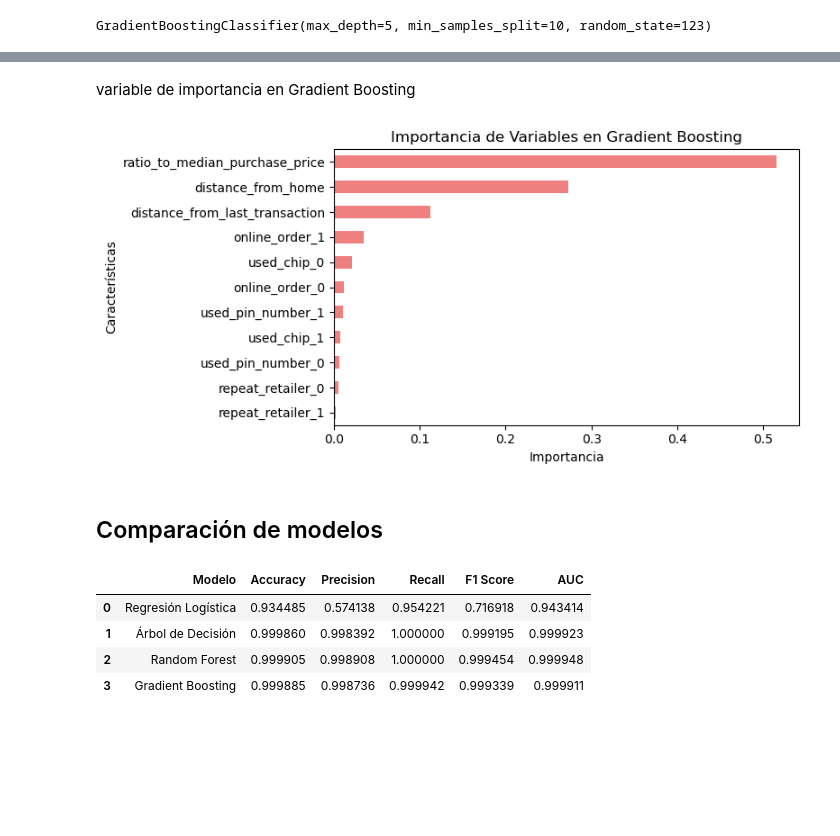
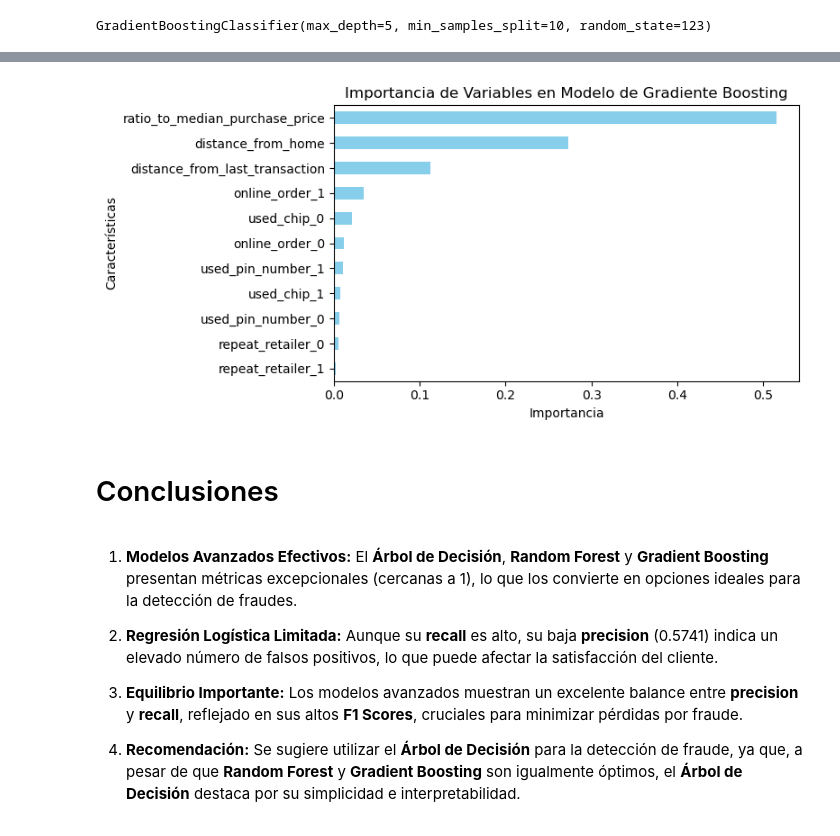
Before and after one commit to Rafa-Gamero/Machine-Learning, a Jupyter notebook: main.ipynb, the cells around one changed output, grey strips where cells are left out. Saved outputs shown, nothing was run; the diff lists cells and outputs as text; code cells hidden in the pictures; blank space fills up the shorter version.

```diff
--- a/main.ipynb
+++ b/main.ipynb
@@ -354,40 +342,15 @@ evaluate_model_with_confusion(model_gb, X_test_scaled, y_test, model_name="Model
-# %% [markdown]
-variable de importancia en Gradient Boosting
-# %%
-# Gradient Boosting
-boost_importance = pd.Series(best_gb_model.feature_importances_, index=X_train_resampled.columns)
-boost_importance.sort_values(ascending=True, inplace=True)
-
-# Graficar la importancia de las variables en Gradient Boosting (horizontal)
-plt.figure(figsize=(8, 4))
-boost_importance.plot(kind='barh', color='lightcoral')
-plt.title("Importancia de Variables en Gradient Boosting")
-plt.xlabel("Importancia")
-plt.ylabel("Características")
-plt.tight_layout()
-plt.show()
-# %% [output]
-[figure, removed]
-# %% [markdown]
-## Comparación de modelos
-# %%
-#Cuadro comparativo de métricas
-
-metrics = {
-    'Modelo': ['Regresión Logística', 'Árbol de Decisión', 'Random Forest', 'Gradient Boosting'],
-    'Accuracy': [accuracy_logic, accuracy_tree, accuracy_rf, accuracy_boost],
-    'Precision': [precision_logic, precision_tree, precision_rf, precision_boost],
-    'Recall': [recall_logic, recall_tree, recall_rf, recall_boost],
-    'F1 Score': [f1_logic, f1_tree, f1_rf, f1_boost],
-    'AUC': [auc_logic, auc_tree, auc_rf, auc_boost]
-}
-
-df_metrics = pd.DataFrame(metrics)
-
-df_metrics
-# %% [output]
-|  | Modelo | Accuracy | Precision | Recall | F1 Score | AUC |
-| 0 | Regresión Logística | 0.934485 | 0.574138 | 0.954221 | 0.716918 | 0.943414 |
-| 1 | Árbol de Decisión | 0.999860 | 0.998392 | 1.000000 | 0.999195 | 0.999923 |
-| 2 | Random Forest | 0.999905 | 0.998908 | 1.000000 | 0.999454 | 0.999948 |
-| 3 | Gradient Boosting | 0.999885 | 0.998736 | 0.999942 | 0.999339 | 0.999911 |
+# %%
+plot_feature_importance(best_gb_model, X_train_resampled, model_name="Modelo de Gradiente Boosting")
+# %% [output]
+[figure, added]
+# %% [markdown]
+# Conclusiones
+# %% [markdown]
+
+1. **Modelos Avanzados Efectivos:** El **Árbol de Decisión**, **Random Forest** y **Gradient Boosting** presentan métricas excepcionales (cercanas a 1), lo que los convierte en opciones ideales para la detección de fraudes.
+
+2. **Regresión Logística Limitada:** Aunque su **recall** es alto, su baja **precision** (0.5741) indica un elevado número de falsos positivos, lo que puede afectar la satisfacción del cliente.
+
+3. **Equilibrio Importante:** Los modelos avanzados muestran un excelente balance entre **precision** y **recall**, reflejado en sus altos **F1 Scores**, cruciales para minimizar pérdidas por fraude.
+
+4. **Recomendación:** Se sugiere utilizar el **Árbol de Decisión** para la detección de fraude, ya que, a pesar de que **Random Forest** y **Gradient Boosting** son igualmente óptimos, el **Árbol de Decisión** destaca por su simplicidad e interpretabilidad.
```
Also changed, not shown: parts of 29 cells of this notebook, 1 other file.
